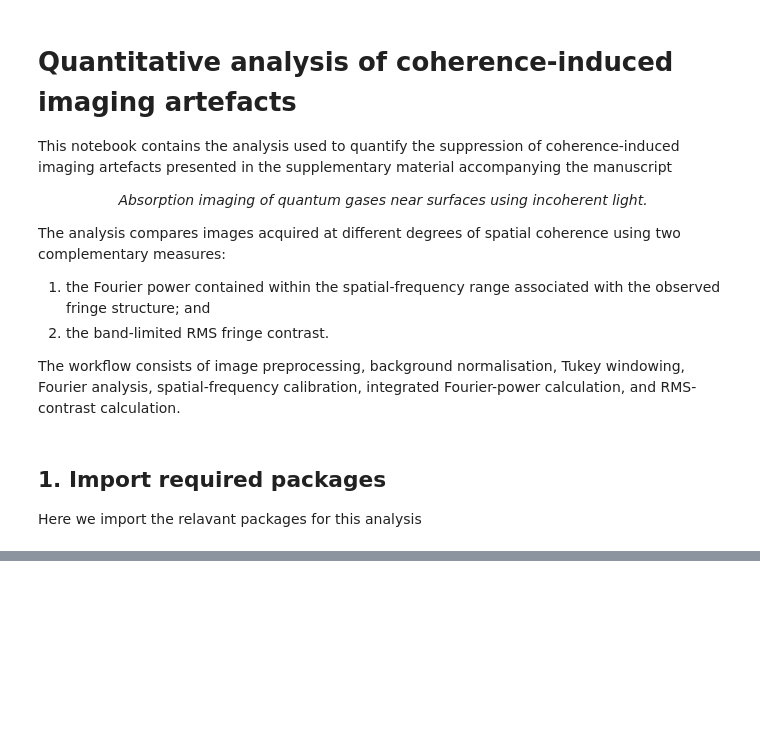
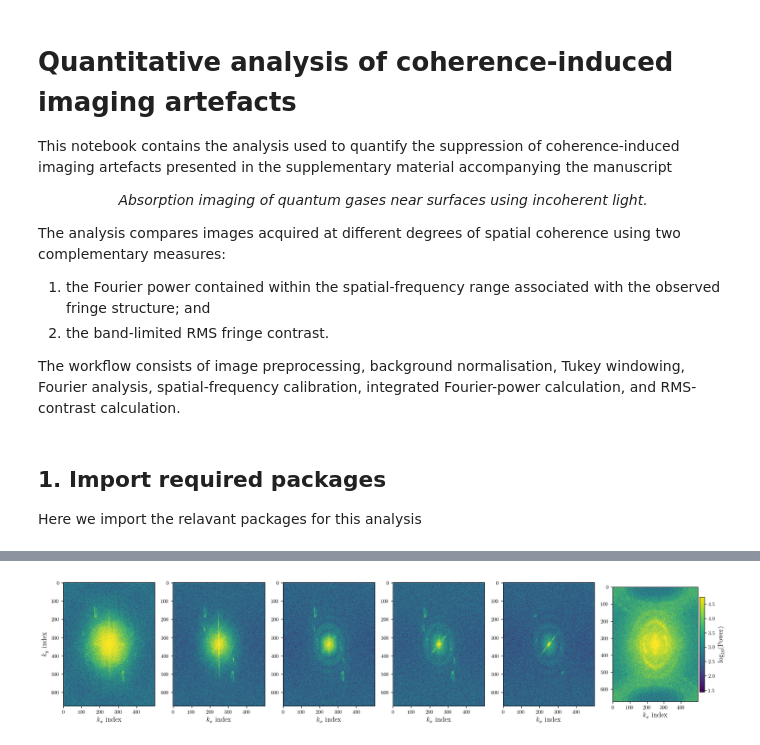
Before and after one commit to PoppyJoshi/IncoherentImagingManuscript, a Jupyter notebook: QuantitativeFingeAnalsysis.ipynb, the cells around one changed output, grey strips where cells are left out. Saved outputs shown, nothing was run; the diff lists cells and outputs as text; code cells hidden in the pictures; blank space fills up the shorter version.

```diff
--- a/QuantitativeFingeAnalsysis.ipynb
+++ b/QuantitativeFingeAnalsysis.ipynb
@@ -75,0 +183,18 @@ Found 6 image files in C:\Users\Poppy\Desktop\PhD\Papers\IncoherentImaging\Reviw
+# %%
+alpha = 0.1                                                                                         # Selecting the alpha value
+
+windowedImgs = []                                                                                    # empty array for storing the windowed images
+
+for i in range(len(Normalised_images)):
+    ny, nx = Normalised_images[i].shape                                                             # Get the dimensions of the current image
+
+    window_y = tukey(ny, alpha=alpha)                                                               # Create a 1D Tukey window for the y-dimension
+    window_x = tukey(nx, alpha=alpha)                                                               # Create a 1D Tukey window for the x-dimension
+
+    window_2d = np.outer(window_y, window_x)
+
+    windowedImgs.append(Normalised_images[i] * window_2d)                                            # Store the windowed image in the list
+
+windowedImgs = np.array(windowedImgs)                                                                 # Convert the list of windowed images to a NumPy array
+
+print(windowedImgs.shape)
@@ -75,0 +221,34 @@ Found 6 image files in C:\Users\Poppy\Desktop\PhD\Papers\IncoherentImaging\Reviw
+# %%
+
+dy = PxSz/Mag # Object plane pixel size in the y-direction
+
+fftPower = []                                                                                       # Empty list to store the fft power data
+
+
+# Processing the all the data using the Turkey windowing method for all the processed images
+for i in range(len(windowedImgs)):
+    fft = np.fft.fft2(windowedImgs[i])                                                              # Compute the 2D FFT of the windowed image
+    fftShift = np.fft.fftshift(fft)                                                                 # Shift the zero frequency component to the center of the spectrum
+    fftPower.append(np.abs(fftShift)**2)                                                            # Compute the power spectrum of
+
+logPowers = [np.log10(power + 1e-12) for power in fftPower]                                         # Compute the log power spectrum to avoid log(0)
+
+vmin = min(np.percentile(lp,5) for lp in logPowers)                                                 # Minimum value for color scale based on 5th percentile
+vmax = max(np.percentile(lp,95) for lp in logPowers)                                                # maximum value for color scale based on 95th percentile
+
+
+fig,ax = plt.subplots(1,len(fftPower),figsize=(20,4))                                               # Create a figure and axes for the FFT power spectra
+ax[0].set_ylabel(r"$k_y$ index")
+
+for ax, logPower, windowedImg in zip(ax, logPowers, windowedImgs):                                  # Loop through the axes and log power spectra
+    im = ax.imshow(logPower, vmin=vmin, vmax=vmax)
+    ax.set_xlabel(r"$k_x$ index")
+
+
+
+fig.colorbar(im, ax=ax, fraction=0.052, pad=0.02, label=r"$\log_{10}(\mathrm{Power})$")             # Shared colorbar that scales to the full image row.
+plt.show()
+
+fftPower = np.array(fftPower)
+# %% [output]
+[figure, added]
```
Also changed, not shown: parts of 18 cells of this notebook.
